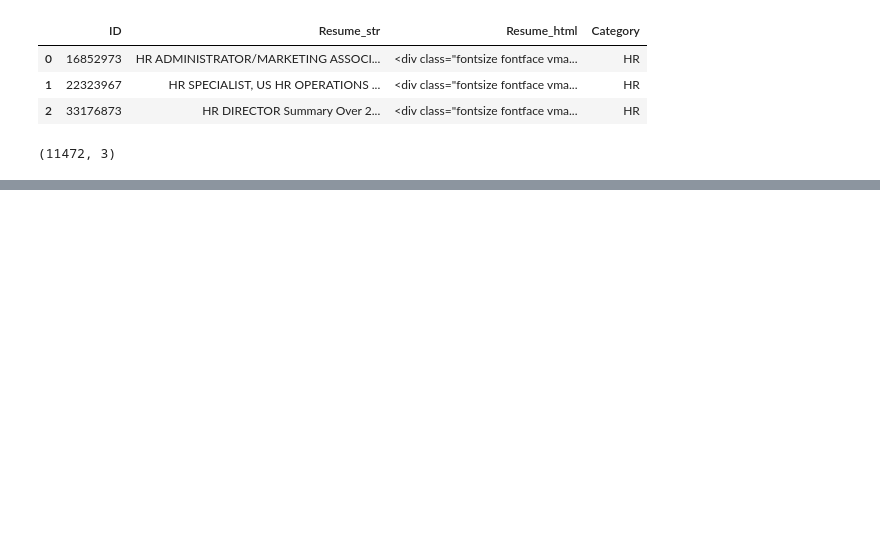
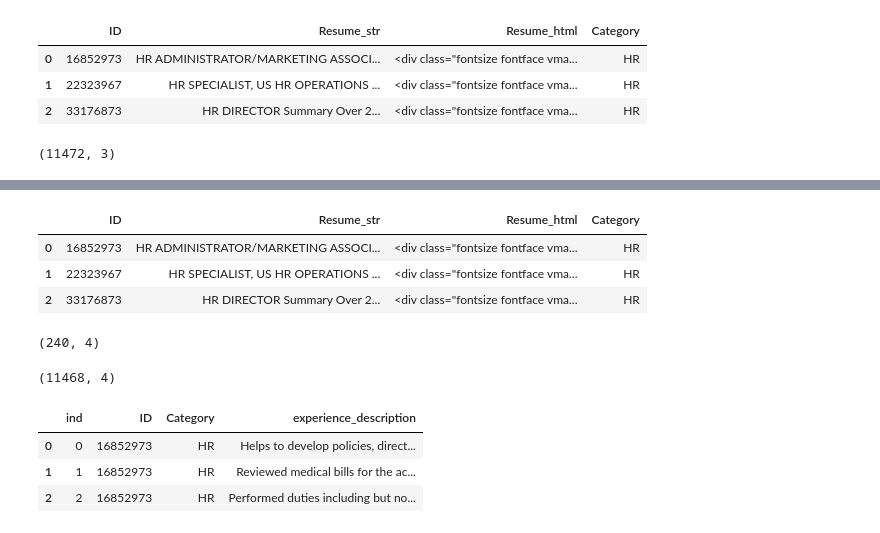
Before and after one commit to ikonstas-ds/Resume2Skill-SE, a Jupyter notebook: test.ipynb, the cells around one changed output, grey strips where cells are left out. Cells and saved outputs as stored; diff of their text form; code cells hidden in the pictures; blank space fills up the shorter version.

```diff
--- a/test.ipynb
+++ b/test.ipynb
@@ -35,0 +56,4 @@ df.shape
+# %%
+import json
+with open('data/extracted_resumes.json', 'r', encoding='utf-8') as file:
+        data: dict = json.load(file)
@@ -55,0 +119,8 @@ df.to_dict(orient='records')
+# %%
+df = pd.read_csv('data/Resume.csv')
+df.head(3)
+# %% [output]
+|  | ID | Resume_str | Resume_html | Category |
+| 0 | 16852973 | HR ADMINISTRATOR/MARKETING ASSOCI... | <div class="fontsize fontface vma... | HR |
+| 1 | 22323967 | HR SPECIALIST, US HR OPERATIONS ... | <div class="fontsize fontface vma... | HR |
+| 2 | 33176873 | HR DIRECTOR Summary Over 2... | <div class="fontsize fontface vma... | HR |
@@ -55,0 +133,4 @@ df.to_dict(orient='records')
+# %%
+df_final.shape
+# %% [output]
+(240, 4)
@@ -55,0 +152,16 @@ df.to_dict(orient='records')
+# %%
+import json
+with open('data/extracted_resumes.json', 'r', encoding='utf-8') as file:
+        data: dict = json.load(file)
+
+data = pd.DataFrame(data['experiences'])
+print(data.shape)
+# data.reset_index(inplace=True)
+# data.rename(columns={'index':'ind'}, inplace=True)
+data.head(3)
+# %% [output]
+(11468, 4)
+|  | ind | ID | Category | experience_description |
+| 0 | 0 | 16852973 | HR | Helps to develop policies, direct... |
+| 1 | 1 | 16852973 | HR | Reviewed medical bills for the ac... |
+| 2 | 2 | 16852973 | HR | Performed duties including but no... |
```
Also changed, not shown: parts of 29 cells of this notebook.
